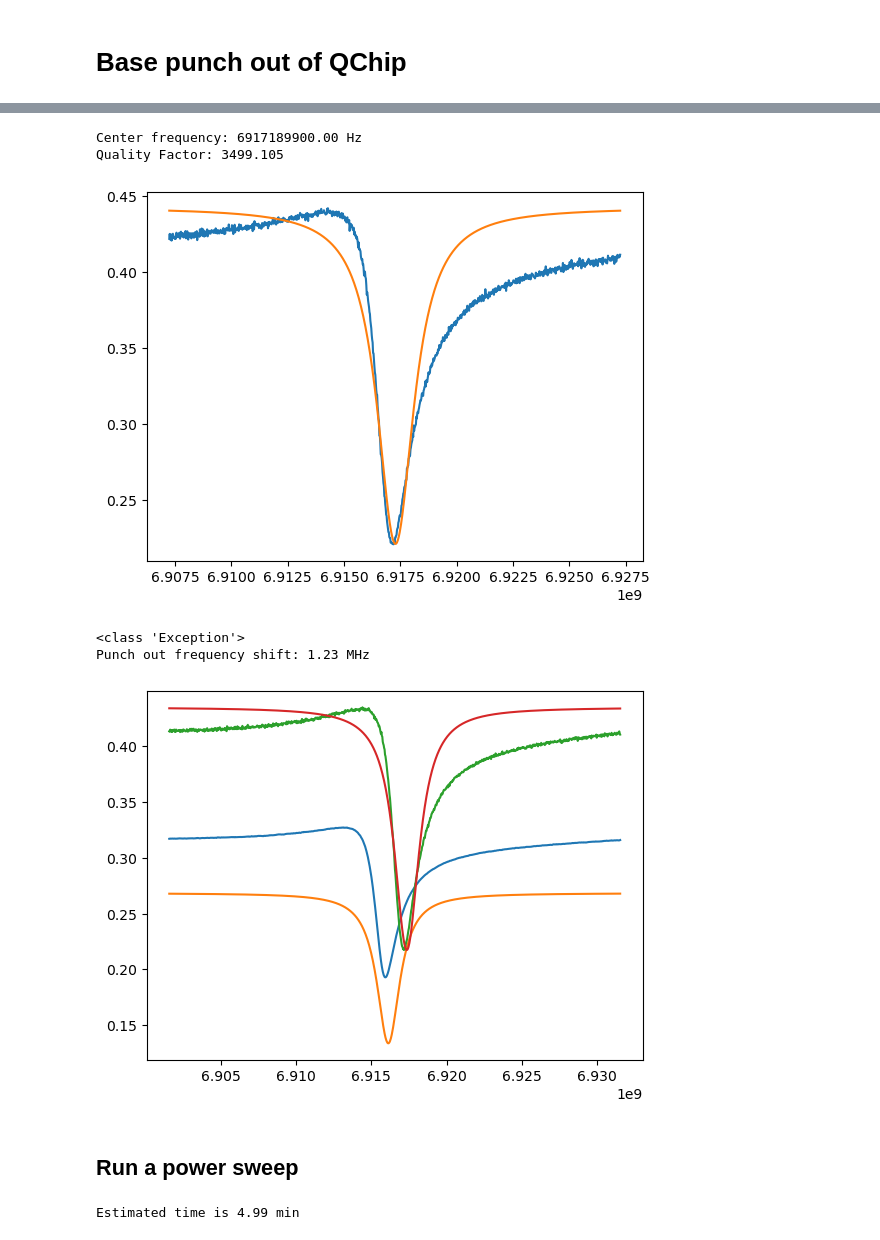
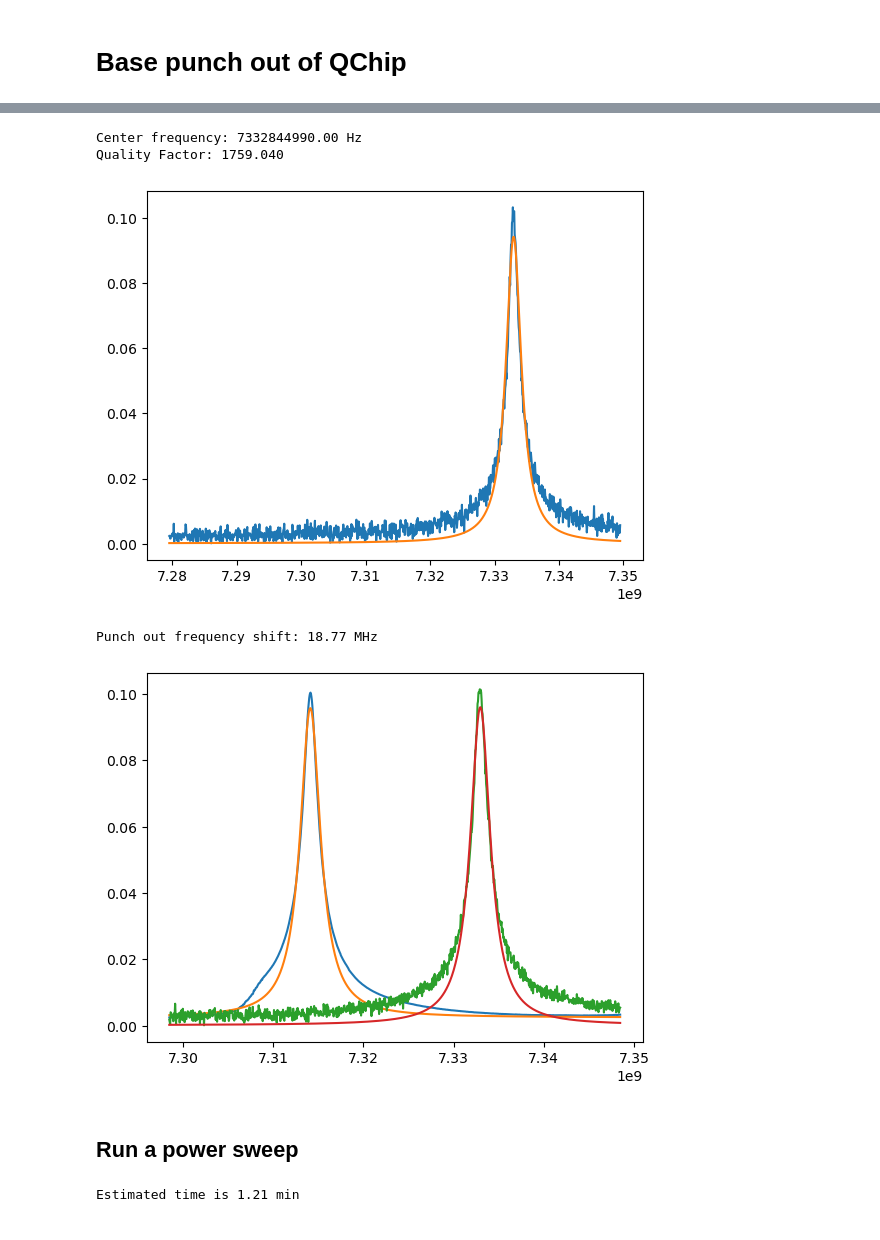
Before and after one commit to jevillegasd/QCharacterization, a Jupyter notebook: E1_resonator_punch_out.ipynb, the cells around one changed output, grey strips where cells are left out. Drawn from its saved outputs; the diff is of its cells as text; code cells hidden in the pictures.

```diff
--- a/E1_resonator_punch_out.ipynb
+++ b/E1_resonator_punch_out.ipynb
@@ -28,14 +28,14 @@ params['test_date'] = datetime.today().strftime('%Y%m%d_%H%M')
 params['test_type'] = 'punchout'
 
 # Qubit Parameters
-params['qubit_name'] = '2QCRC3'
+params['qubit_name'] = 'FSCO03'
 params['qubit_power'] = -8
 params['twpa_power'] = 0.0
 params['twpa_frequency'] = 0.0
 params['twpa_on'] = False
 params['vna_power'] = -70 #Single Photon Regime
-params['center_freq'] = 6.9172499e9
-params['span_freq'] = 20
+params['center_freq'] = 7.314504990e9
+params['span_freq'] = 70
 params['flux_curr'] = 0
 params['temp'] = 22.2
 params['comment'] = "# 2QCRC3\n" +\
@@ -44,9 +44,9 @@ params['comment'] = "# 2QCRC3\n" +\
                     "# " +\
                     "# \n"
 
-params['vna_power_initial'] = -10
+params['vna_power_initial'] = 0
 params['vna_power_final'] = -60
-params['vna_power_step'] = -1
+params['vna_power_step'] = -5
 
 npoints = 1001
 
@@ -55,11 +55,14 @@ if params['twpa_on']:
 
 meas = 'S21'
 # %%
+# from importlib import reload
+# import HelpModule as help
+# reload(help)
 # Get high power pectrum
 
-freqs, mag ,phase = meas_spectrum(vna, f_c = params['center_freq'], f_span = 10, power = 0, sleep_t = 3, npoints = 1001, data_format = 'MA', meas = meas, overule_power=True)
-#plt.plot(freqs,mag)
+freqs, mag ,phase = meas_spectrum(vna, f_c = params['center_freq'], f_span = params['span_freq'], power = 0, sleep_t = 3, npoints = 1001, data_format = 'MA', meas = meas, overule_power=True)
 f_c_hp, Qf, fwhm = Q(freqs,mag, True)
+
 #f_c_hp, Qf, fwhm = Q(freqs,mag.max()-mag, True)
 print('Center frequency: %2.2f Hz'%f_c_hp)
 print('Quality Factor: %2.3f'%Qf)
@@ -71,4 +73,8 @@ Quality Factor: 3894.870
 # %%
+# from importlib import reload
+# import HelpModule as help
+# reload(help)
+
 # Get low power pectrum
 with twpa:
         freqs, mag,phase = meas_spectrum(vna, f_c = params['center_freq'], f_span = params['span_freq'], power = -50, sleep_t = 10, npoints = 1001, data_format = 'MA',meas = meas)
@@ -82,22 +88,21 @@ print('Quality Factor: %2.3f'%Qf)
 
 #plt.plot(freqs*1e-9,mag)
 # %% [output]
-Center frequency: 6917189900.00 Hz
-Quality Factor: 3499.105
+Center frequency: 7332844990.00 Hz
+Quality Factor: 1759.040
-[figure, old version]
+[figure, new version]
 # %%
 f_cm = (f_c_hp+ f_c_lp)/2
 
 if params['twpa_on']:
     df = f_c_hp-f_c_lp
 else:
-    df = punch_out(vna, f_cm, hp=0, lp=-50, f_span =20, meas=meas, overule_power=True)
+    df = punch_out(vna, f_cm, hp=-5, lp=-50, f_span =50, meas=meas, overule_power=True)
 
 print('Punch out frequency shift: %2.2f MHz'%(df*1e-6))
 # %% [output]
-<class 'Exception'>
-Punch out frequency shift: 1.23 MHz
+Punch out frequency shift: 18.77 MHz
-[figure, old version]
+[figure, new version]
 # %% [markdown]
 ## Run a power sweep
 # %%
@@ -132,7 +137,7 @@ delays[:] = np.round(np.logspace(np.log10(2),np.log10(10),num=len(delays), base=
 time = np.sum(delays)+1*len(delays)
 print('Estimated time is %2.2f min'%(time/60))
 # %% [output]
-Estimated time is 4.99 min
+Estimated time is 1.21 min
 # %%
 vna.set_power(powersweep_array[0],overule_power=True)
 vna.start_rf()
```
Also changed, not shown: parts of 5 cells of this notebook, 6 other files.
